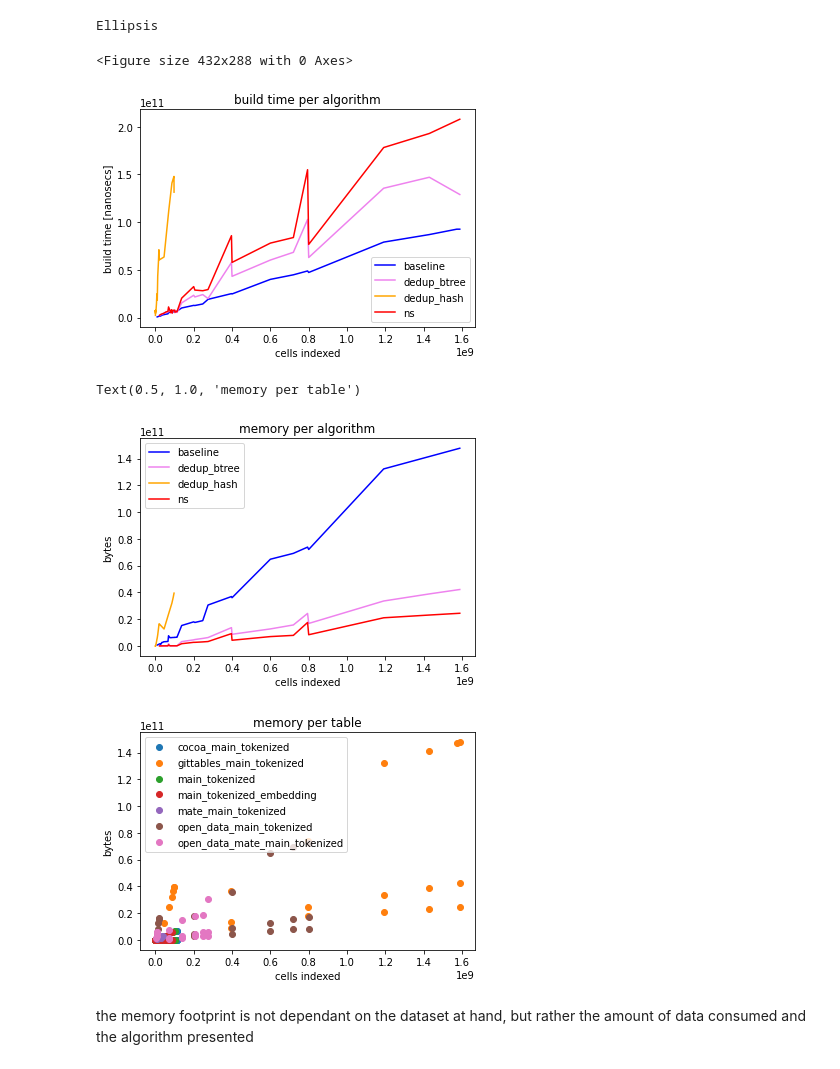
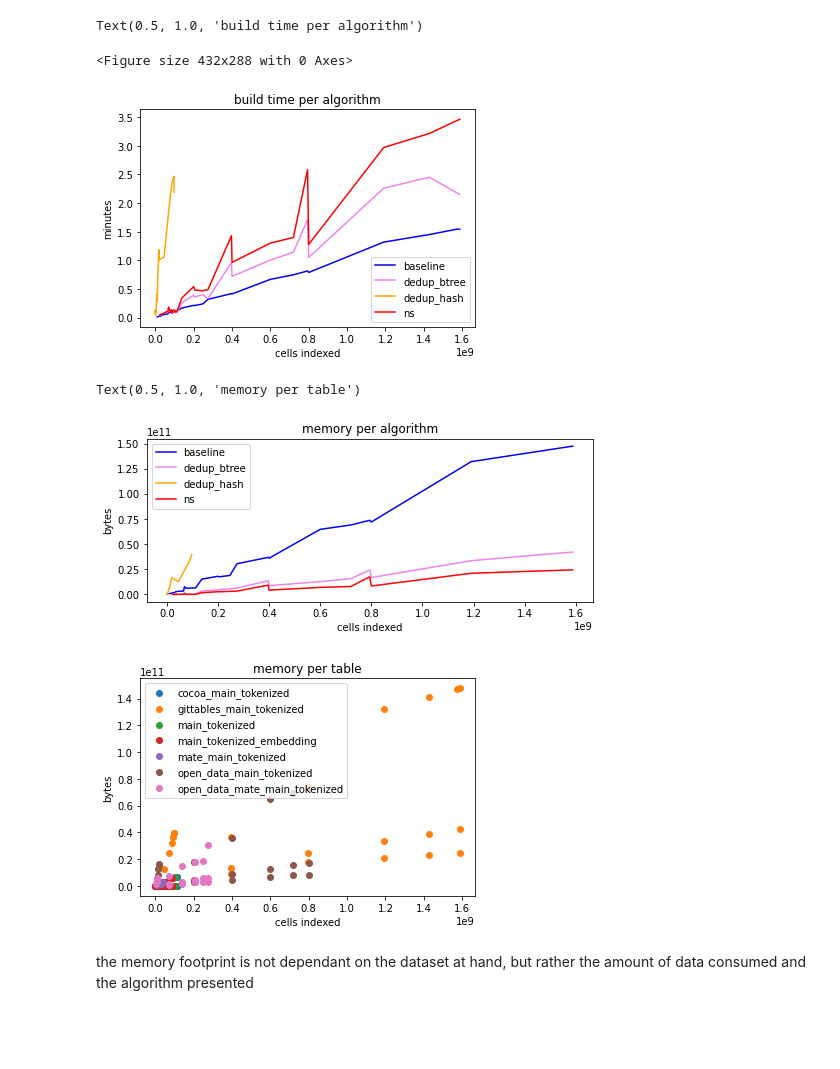
Before and after one commit to nilsmartel/bsc-ii-measure, a Jupyter notebook: render-graphs/testing.ipynb, the cells around one changed output. Cells and saved outputs as stored; diff of their text form; code cells hidden in the pictures; blank space fills up the shorter version.

```diff
--- a/render-graphs/testing.ipynb
+++ b/render-graphs/testing.ipynb
@@ -42,46 +47,46 @@ Text(0.5, 1.0, 'access time')
 plt.figure(figsize=(6, 4))
 fig, bta = plt.subplots()
 
+data["build_duration_sec"] = data["build_duration_nanosec"] * 1e-9
+data["build_duration_min"] = data["build_duration_sec"] / 60
+
 for algo,row in data.groupby("algorithm"):
-    p, = bta.plot('cells', 'build_duration_nanosec', c=c[algo], data=row)
+    p, = bta.plot('cells', 'build_duration_min', c=c[algo], data=row)
     p.set_label(algo)
 
 
 bta.set_xlabel('cells indexed')
-bta.set_ylabel('build time [nanosecs]')
+bta.set_ylabel('minutes')
 bta.legend()
 bta.set_title("build time per algorithm")
-
-# fig
-...
 # %% [output]
-Ellipsis
+Text(0.5, 1.0, 'build time per algorithm')
 <Figure size 432x288 with 0 Axes>
-[figure, old version]
+[figure, new version]
 # %%
-fig,mpa = plt.subplots()
+fig,mpa = plt.subplots(figsize=(8, 3))
 for algo,row in data.groupby("algorithm"):
     p, = mpa.plot('cells', 'bytes', c=c[algo], data=row)
     p.set_label(algo)
 
 mpa.set_xlabel('cells indexed')
 mpa.set_ylabel('bytes')
 mpa.legend()
 mpa.set_title("memory per algorithm")
 
 # now per table
 fig,mpt = plt.subplots()
 for table,row in data.groupby("table"):
     p = mpt.scatter('cells', 'bytes', data=row)
     p.set_label(table)
 
 mpt.set_xlabel('cells indexed')
 mpt.set_ylabel('bytes')
 mpt.legend()
 mpt.set_title("memory per table")
 # %% [output]
 Text(0.5, 1.0, 'memory per table')
-[figure, old version]
+[figure, new version]
 [figure]
 # %% [markdown]
 the memory footprint is not dependant on the dataset at hand, but rather the amount of data consumed and the algorithm presented
```
Also changed, not shown: parts of 3 cells of this notebook, 2 other files.
